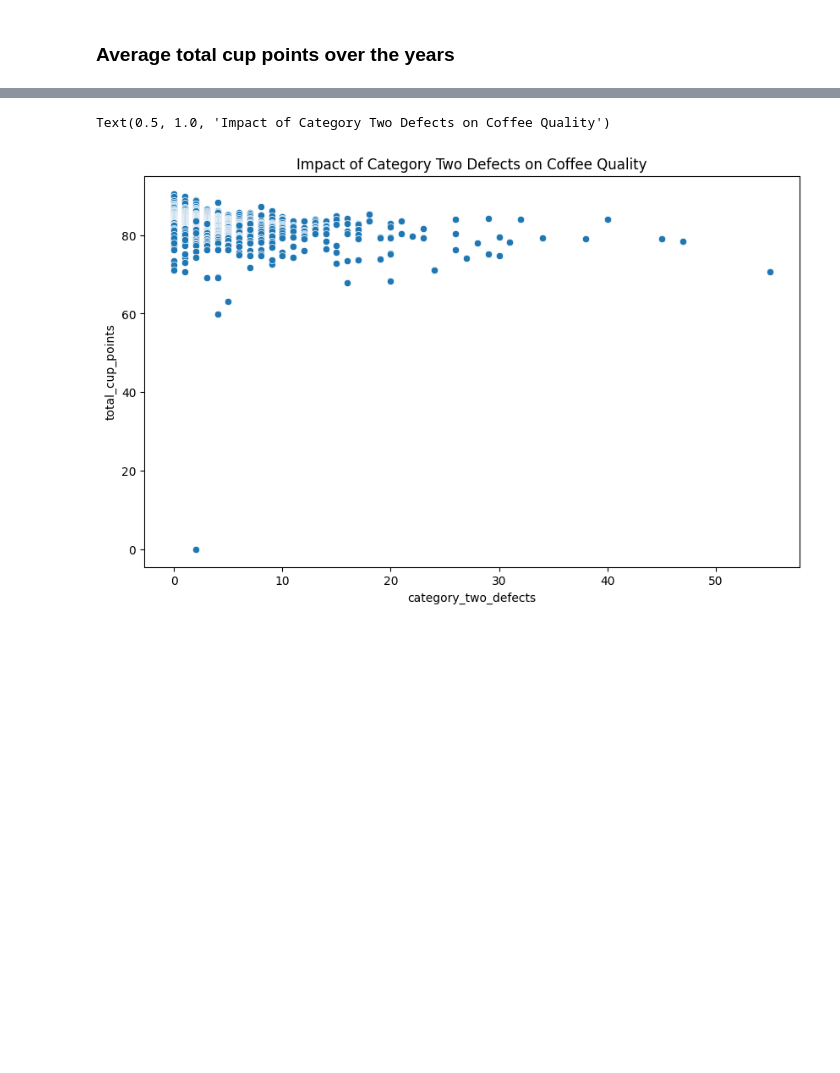
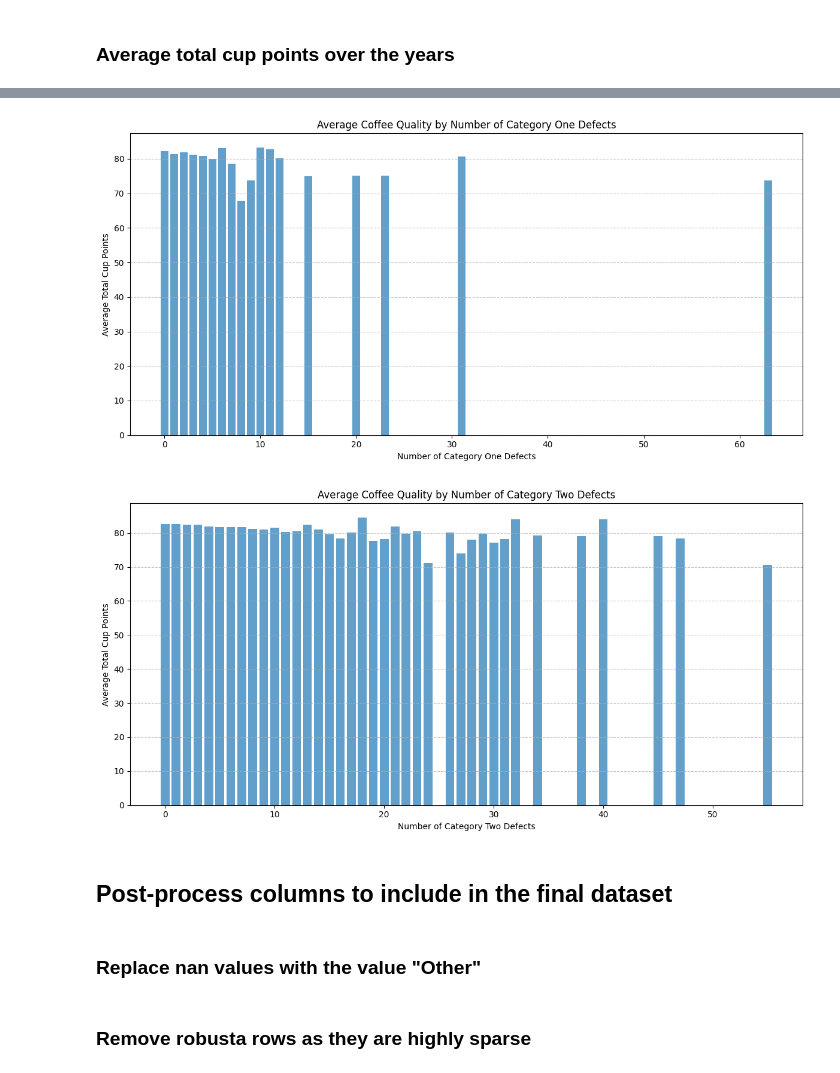
Before and after one commit to lendl-uy/ai201, a Jupyter notebook: mini_project/eda.ipynb, the cells around one changed output, grey strips where cells are left out. Cells and saved outputs as stored; diff of their text form; code cells hidden in the pictures; blank space fills up the shorter version.

```diff
--- a/mini_project/eda.ipynb
+++ b/mini_project/eda.ipynb
@@ -591,8 +573,54 @@ Text(0.5, 1.0, 'Impact of Category One Defects on Coffee Quality')
-# %%
-# Analyze impact of defects on quality
-plt.figure(figsize=(10, 6))
-sns.scatterplot(data=cleaned_df, x='category_two_defects', y='total_cup_points')
-plt.title('Impact of Category Two Defects on Coffee Quality')
-# %% [output]
-Text(0.5, 1.0, 'Impact of Category Two Defects on Coffee Quality')
-[figure, removed]
+# %%
+# Analyze impact of category one defects on quality
+
+# Create a new figure
+plt.figure(figsize=(12, 6))
+
+# Calculate mean total cup points for each category_one_defects value
+avg_quality = cleaned_df.groupby('category_one_defects')['total_cup_points'].mean().reset_index()
+
+# Create bar plot
+plt.bar(avg_quality['category_one_defects'], avg_quality['total_cup_points'],
+        alpha=0.7)
+
+# Customize the plot
+plt.title('Average Coffee Quality by Number of Category One Defects', fontsize=12)
+plt.xlabel('Number of Category One Defects', fontsize=10)
+plt.ylabel('Average Total Cup Points', fontsize=10)
+
+# Add grid for better readability
+plt.grid(axis='y', linestyle='--', alpha=0.7)
+
+# Adjust layout to prevent label cutoff
+plt.tight_layout()
+# %% [output]
+[figure, added]
+# %%
+# Analyze impact of category two defects on quality
+
+# Create a new figure
+plt.figure(figsize=(12, 6))
+
+# Calculate mean total cup points for each category_two_defects value
+avg_quality = cleaned_df.groupby('category_two_defects')['total_cup_points'].mean().reset_index()
+
+# Create bar plot
+plt.bar(avg_quality['category_two_defects'], avg_quality['total_cup_points'],
+        alpha=0.7)
+
+# Customize the plot
+plt.title('Average Coffee Quality by Number of Category Two Defects', fontsize=12)
+plt.xlabel('Number of Category Two Defects', fontsize=10)
+plt.ylabel('Average Total Cup Points', fontsize=10)
+
+# Add grid for better readability
+plt.grid(axis='y', linestyle='--', alpha=0.7)
+
+# Adjust layout to prevent label cutoff
+plt.tight_layout()
+# %% [output]
+[figure, added]
+# %% [markdown]
+## Post-process columns to include in the final dataset
+# %% [markdown]
+### Replace nan values with the value "Other"
@@ -598,0 +629,2 @@ Text(0.5, 1.0, 'Impact of Category Two Defects on Coffee Quality')
+# %% [markdown]
+### Remove robusta rows as they are highly sparse
```
Also changed, not shown: parts of 22 cells of this notebook, 3 other files.
